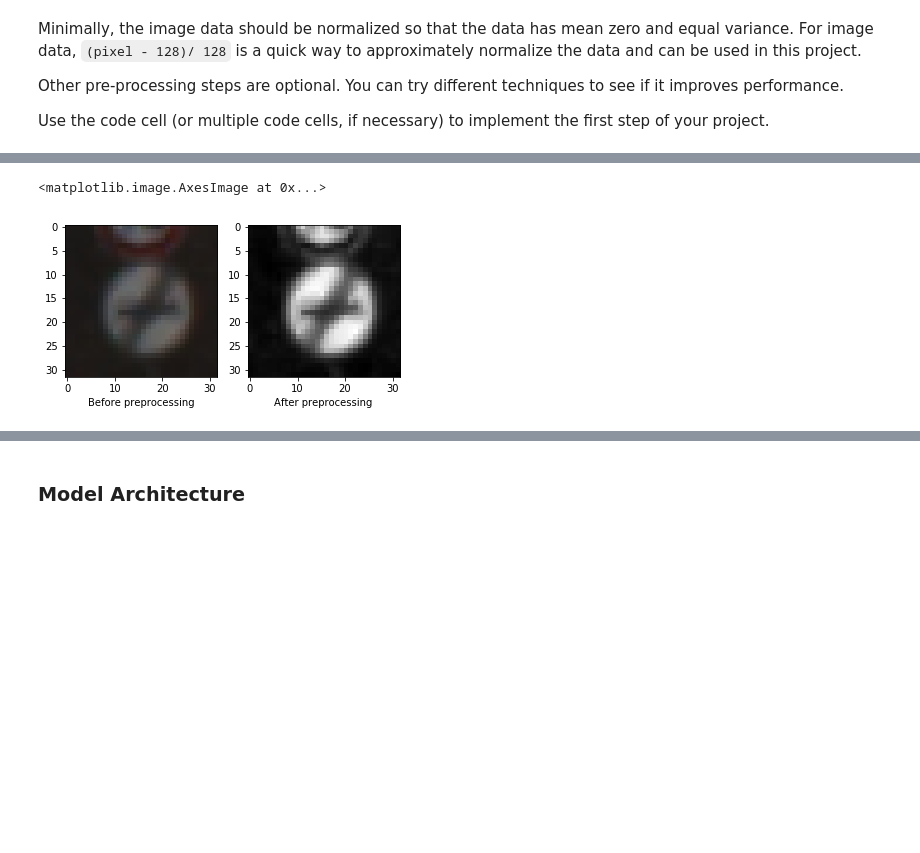
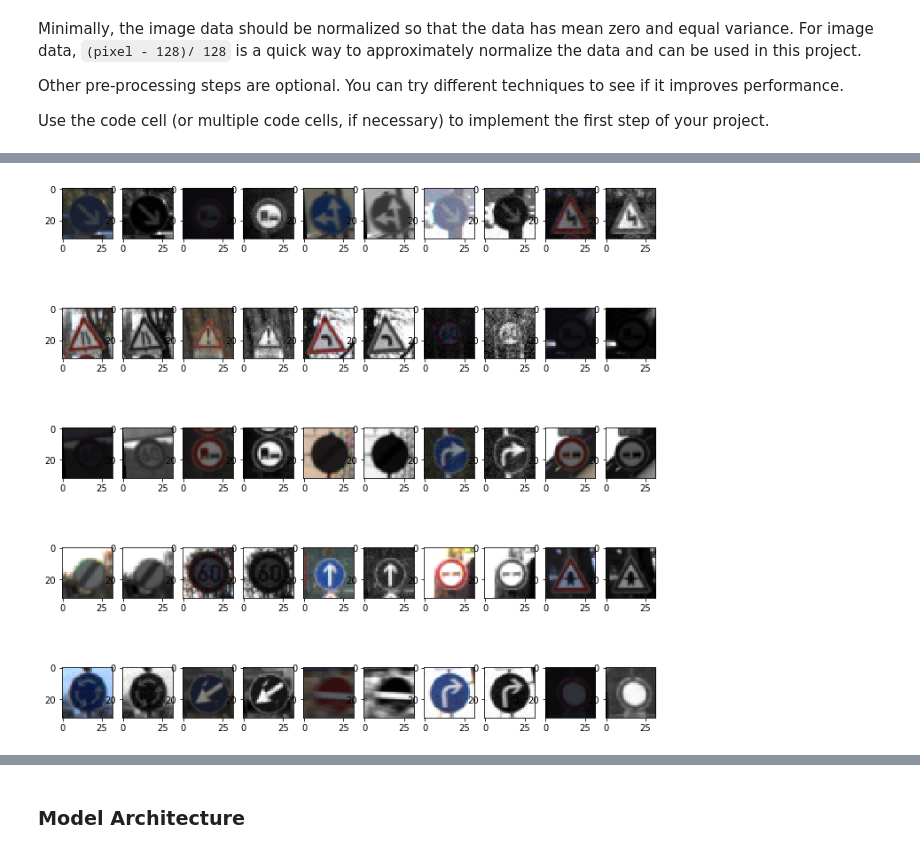
Before and after one commit to KazukiChiyo/traffic-sign, a Jupyter notebook: Traffic_Sign_Classifier.ipynb, the cells around one changed output, grey strips where cells are left out. Cells and saved outputs as stored; diff of their text form; code cells hidden in the pictures; blank space fills up the shorter version.

```diff
--- a/Traffic_Sign_Classifier.ipynb
+++ b/Traffic_Sign_Classifier.ipynb
@@ -36,9 +36,9 @@ with open(validation_file, mode='rb') as f:
 with open(testing_file, mode='rb') as f:
     test = pickle.load(f)
 
-X_train, y_train = train['features'], train['labels']
-X_valid, y_valid = valid['features'], valid['labels']
-X_test, y_test = test['features'], test['labels']
+_X_train, _y_train = train['features'], train['labels']
+_X_valid, y_valid = valid['features'], valid['labels']
+_X_test, y_test = test['features'], test['labels']
 # %% [markdown]
 ---
 
@@ -126,0 +292,11 @@ Use the code cell (or multiple code cells, if necessary) to implement the first
+# %%
+matplotlib.rcParams['figure.figsize'] = (12, 64)
+print("Generating graph...")
+for j in range(0, n_classes):
+    a, b = split_by_class(j, X_train_aug, y_train)
+    for i in range(1, 10):
+        idx = np.random.randint(0, (len(b)))
+        plt.subplot(n_classes, 10, j*10 + i)
+        plt.imshow(a[idx])
+plt.savefig('outputs/by_class_augment.png')
+matplotlib.rcParams['figure.figsize'] = (12, 12)
@@ -127,50 +310,43 @@ Use the code cell (or multiple code cells, if necessary) to implement the first
 # %%
 ### Preprocess the data here. It is required to normalize the data. Other preprocessing steps could include
 ### converting to grayscale, etc.
 ### Feel free to use as many code cells as needed.
 # reference: https://navoshta.com/traffic-signs-classification/
 from sklearn.utils import shuffle
-from skimage import exposure
+from skimage.restoration import denoise_tv_chambolle
 
-def preprocess(X, alpha=1.):
-    """Preprocess the dataset for the input images.
+def enhance(X, alpha=1.):
+    """Enhance input images for neural network.
     Parameters:
     -----------
     X: array
         Training data.
     alpha: float, optional
         Coefficient to brighten white pixels.
     """
-    X = np.array(X).astype("float32")
+    X = np.array(X).astype(float)
     X = 0.299 * X[:, :, :, 0] + 0.587 * X[:, :, :, 1] + 0.114 * X[:, :, :, 2]
-    X = (X / 255.).astype(np.float32)*alpha
+    X = (X/255.)*alpha
 #     for i in range(X.shape[0]):
 #         X[i] = exposure.equalize_adapthist(X[i])
     X = X.reshape(X.shape + (1,))
     return X
 
-def one_hot(indices, depth=None):
-    """Apply one-hot encodings for label set.
-    Parameters:
-    -----------
-    indices: array
-        Indices for one-hot encodings.
-    depth: int
-        Depth of the one-hot dimension.
-    """
-    if not depth:
-        depth = len(np.unique(indices))
-    encoded = np.zeros((indices.shape[0], depth))
-    encoded[np.arange(indices.shape[0]), indices] = 1
-    return encoded.astype("float32")
+# preprocess the dataset and one-hot encoding the label set
+alpha = 1.5
+X_train = enhance(X_train_aug, alpha=alpha)
+X_valid = enhance(_X_valid, alpha=alpha)
+X_test = enhance(_X_test, alpha=alpha)
 
-preprocessed = preprocess(X_train, alpha=1.5)
-plt.subplot(1, 2, 1)
-plt.xlabel("Before preprocessing")
-plt.imshow(X_train[0])
-plt.subplot(1, 2, 2)
-plt.xlabel("After preprocessing")
-plt.imshow(preprocessed[0].reshape(32, 32), cmap="gray")
+# visulize some results
+matplotlib.rcParams['figure.figsize'] = (12, 12)
+for i in range(1, 50, 2):
+    idx = np.random.randint(0, X_train.shape[0])
+    plt.subplot(5, 10, i)
+    plt.imshow(X_train_aug[idx].astype(np.uint8))
+    plt.subplot(5, 10, i + 1)
+    plt.imshow(X_train[idx].reshape(32, 32), cmap="gray")
+plt.savefig('outputs/enhance.png')
+matplotlib.rcParams['figure.figsize'] = (12, 12)
 # %% [output]
-<matplotlib.image.AxesImage at 0x...>
-[figure, old version]
+[figure, new version]
```
Also changed, not shown: parts of 21 cells of this notebook, 21 other files.
